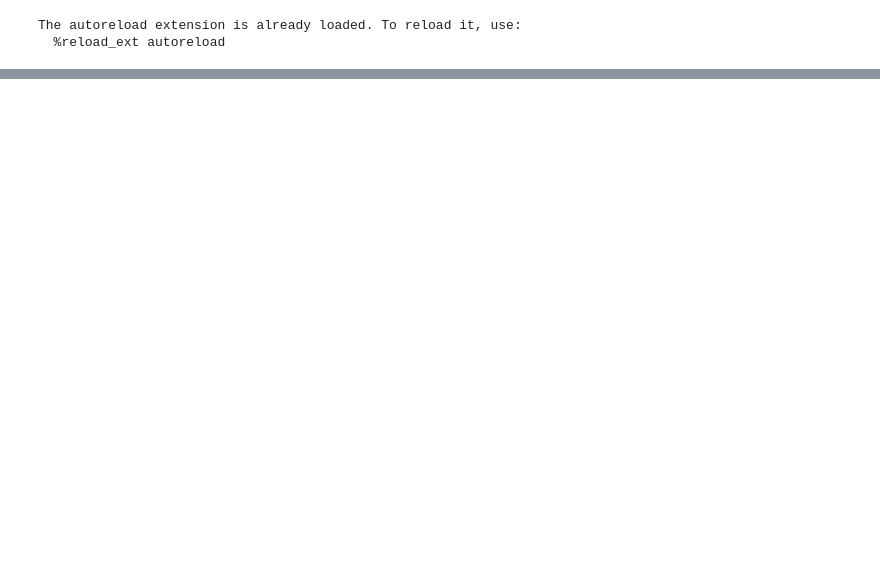
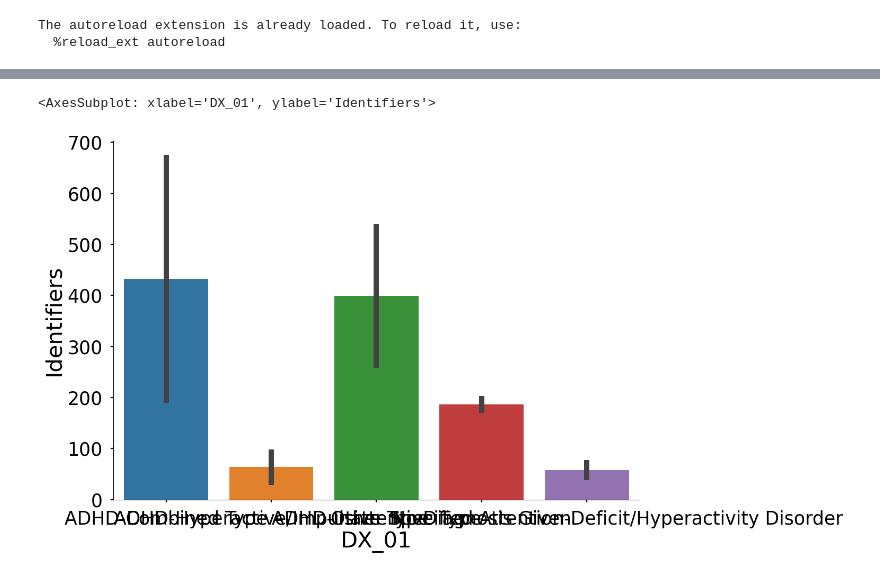
Before and after one commit to burdinskid13/healthy_brain_network, a Jupyter notebook: notebooks/figures-ADHD+gender.ipynb, the cells around one changed output, grey strips where cells are left out. Saved outputs shown, nothing was run; the diff lists cells and outputs as text; code cells hidden in the pictures; blank space fills up the shorter version.

```diff
--- a/notebooks/figures-ADHD+gender.ipynb
+++ b/notebooks/figures-ADHD+gender.ipynb
@@ -17,16 +18,6 @@ warnings.filterwarnings('ignore')
 # %% [output]
 The autoreload extension is already loaded. To reload it, use:
   %reload_ext autoreload
-# %%
-df = make_dataset.make_summary()
-df_CGAS = make_dataset.add_CGAS_Score(df)
-
-df_intake = get_features(
-    assessment='Parent Measures',
-    domains=['Interview_of_Emotional_and_Psychological_Function'],
-    measures=['Intake_Interview']
-)
-df = df_intake.merge(df, on='Identifiers')
 # %%
 from hbn.data import make_dataset
 
@@ -87,0 +204,8 @@ plt.subplots_adjust(left=0.125, bottom=0.001, right=2.0, top=2.0, wspace=.2, hsp
+# %%
+
+tmp = df.groupby(['DX_01', 'DX_01_Cat_new', 'Sex']).agg({'Identifiers': 'count'}).reset_index()
+# %%
+sns.barplot(x='DX_01', y='Identifiers', data=tmp)
+# %% [output]
+<AxesSubplot: xlabel='DX_01', ylabel='Identifiers'>
+[figure, added]
```
Also changed, not shown: parts of 6 cells of this notebook, 10 other files.
